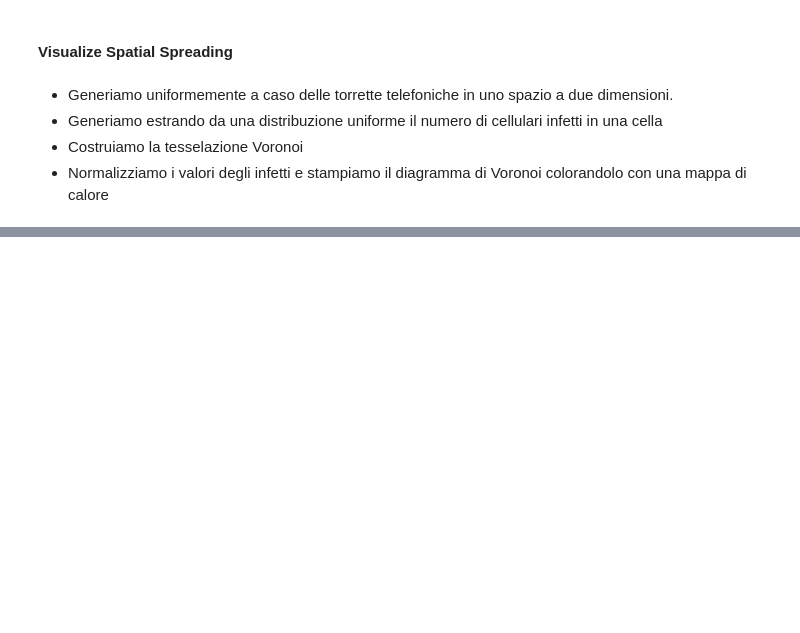
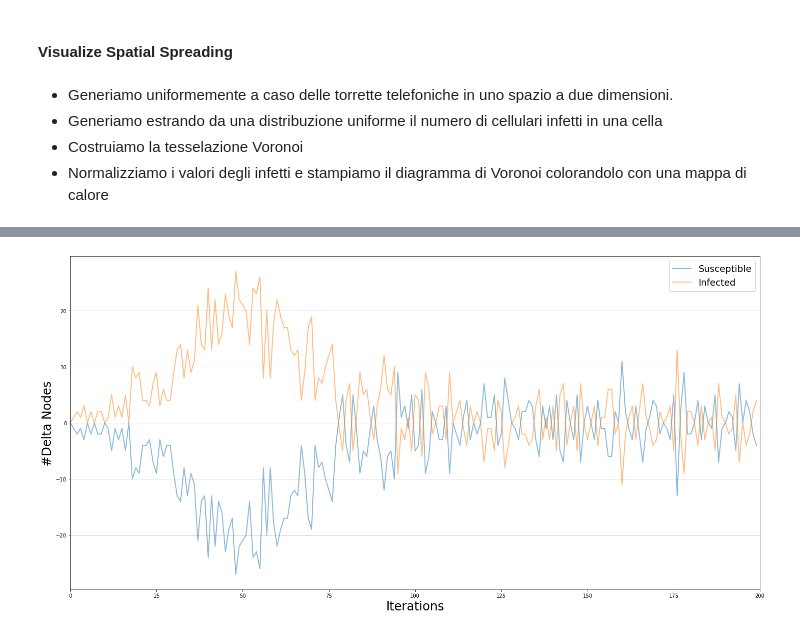
Before and after one commit to manuel-dileo/not-so-simple-graph-visualization, a Jupyter notebook: information-diffusion/basic_network_diffusion.ipynb, the cells around one changed output, grey strips where cells are left out. Drawn from its saved outputs; the diff is of its cells as text; code cells hidden in the pictures; blank space fills up the shorter version.

```diff
--- a/information-diffusion/basic_network_diffusion.ipynb
+++ b/information-diffusion/basic_network_diffusion.ipynb
@@ -140,0 +265,6 @@ plt.show()
+# %%
+from ndlib.viz.mpl.DiffusionPrevalence import DiffusionPrevalence
+viz = DiffusionPrevalence(model, trends)
+viz.plot()
+# %% [output]
+[figure, added]
```
Also changed, not shown: parts of 20 cells of this notebook.
